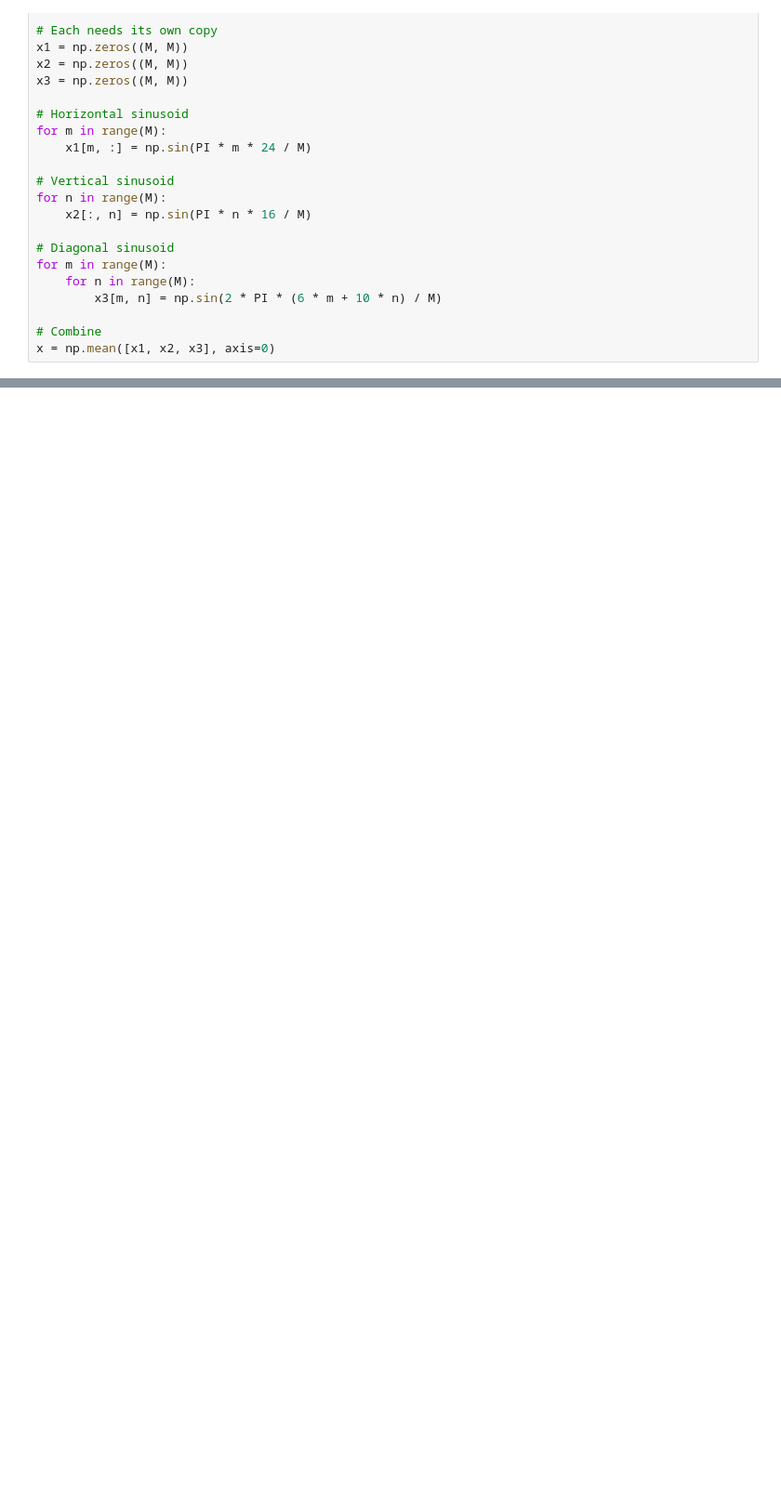
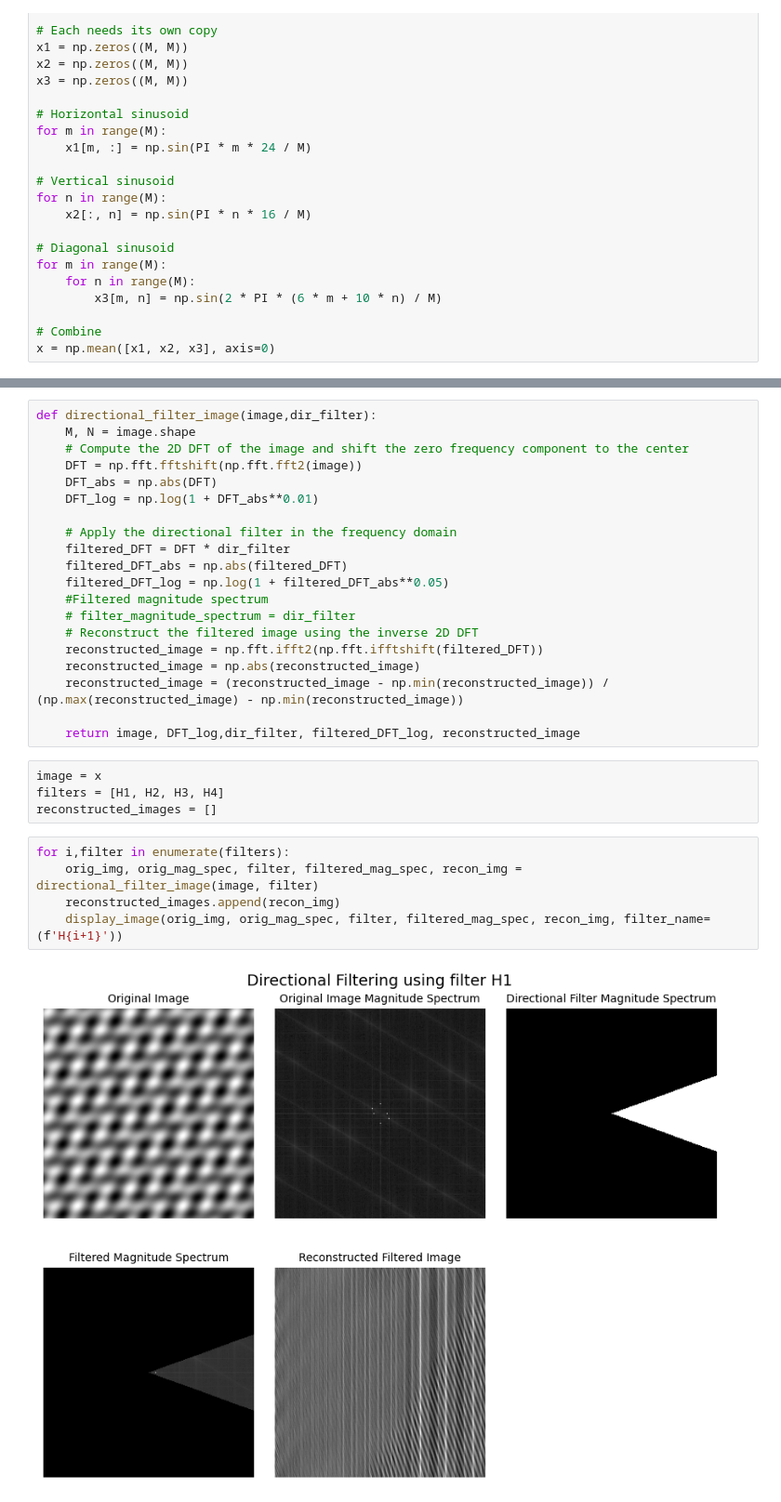
Before and after one commit to Pritam1102/DIP2025, a Jupyter notebook: assignment3/assignment3.ipynb, the cells around one changed output, grey strips where cells are left out. Shown at 93% size. Saved outputs shown, nothing was run; the diff lists cells and outputs as text; blank space fills up the shorter version.

```diff
--- a/assignment3/assignment3.ipynb
+++ b/assignment3/assignment3.ipynb
@@ -71,0 +167,31 @@ plt.show()
+# %%
+def directional_filter_image(image,dir_filter):
+    M, N = image.shape
+    # Compute the 2D DFT of the image and shift the zero frequency component to the center
+    DFT = np.fft.fftshift(np.fft.fft2(image))
+    DFT_abs = np.abs(DFT)
+    DFT_log = np.log(1 + DFT_abs**0.01)
+
+    # Apply the directional filter in the frequency domain
+    filtered_DFT = DFT * dir_filter
+    filtered_DFT_abs = np.abs(filtered_DFT)
+    filtered_DFT_log = np.log(1 + filtered_DFT_abs**0.05)
+    #Filtered magnitude spectrum
+    # filter_magnitude_spectrum = dir_filter
+    # Reconstruct the filtered image using the inverse 2D DFT
+    reconstructed_image = np.fft.ifft2(np.fft.ifftshift(filtered_DFT))
+    reconstructed_image = np.abs(reconstructed_image)
+    reconstructed_image = (reconstructed_image - np.min(reconstructed_image)) / (np.max(reconstructed_image) - np.min(reconstructed_image))
+
+    return image, DFT_log,dir_filter, filtered_DFT_log, reconstructed_image
+# %%
+image = x
+filters = [H1, H2, H3, H4]
+reconstructed_images = []
+# %%
+for i,filter in enumerate(filters):
+    orig_img, orig_mag_spec, filter, filtered_mag_spec, recon_img = directional_filter_image(image, filter)
+    reconstructed_images.append(recon_img)
+    display_image(orig_img, orig_mag_spec, filter, filtered_mag_spec, recon_img, filter_name=(f'H{i+1}'))
+# %% [output]
+[figure, added]
```
Also changed, not shown: parts of 10 cells of this notebook.
